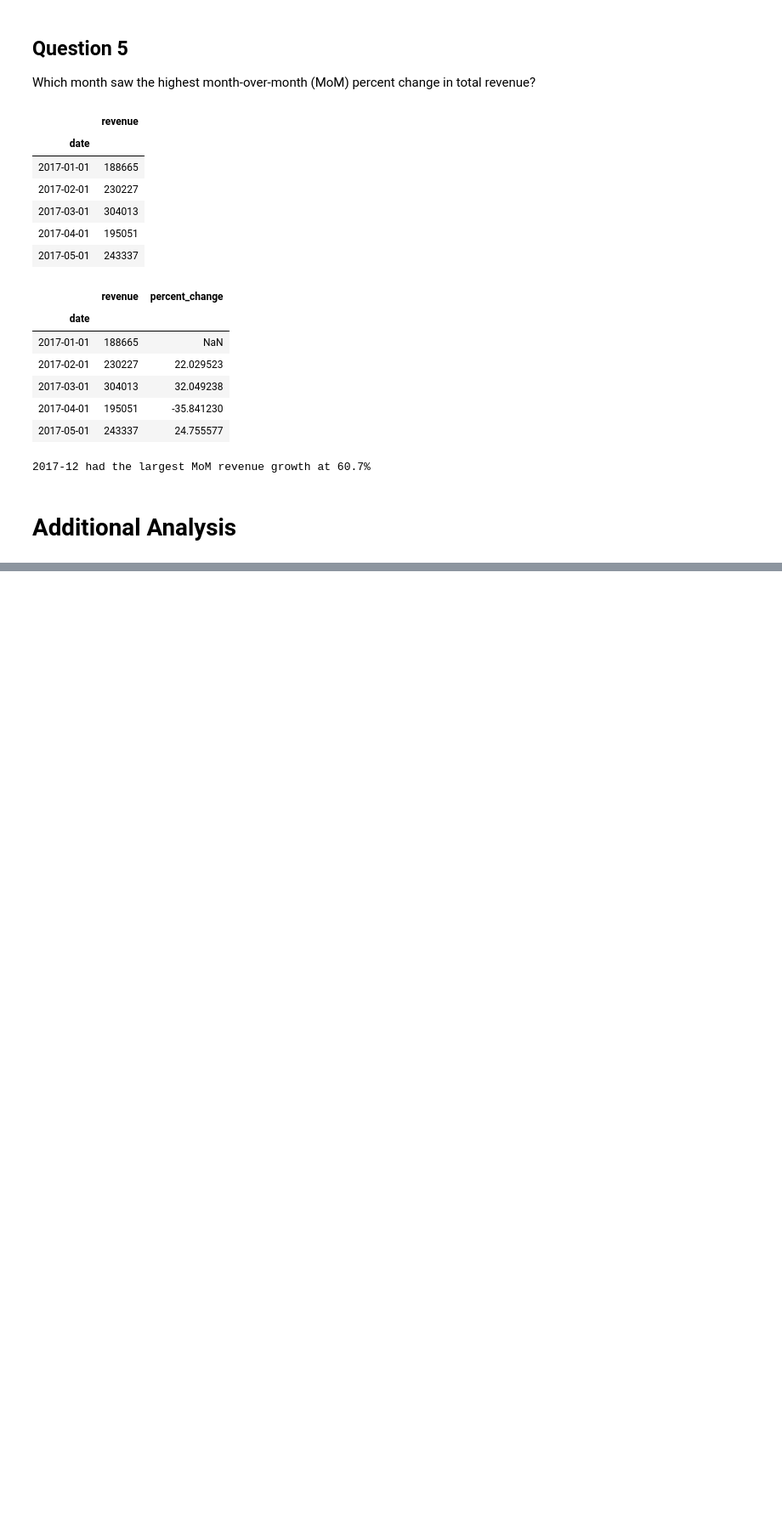
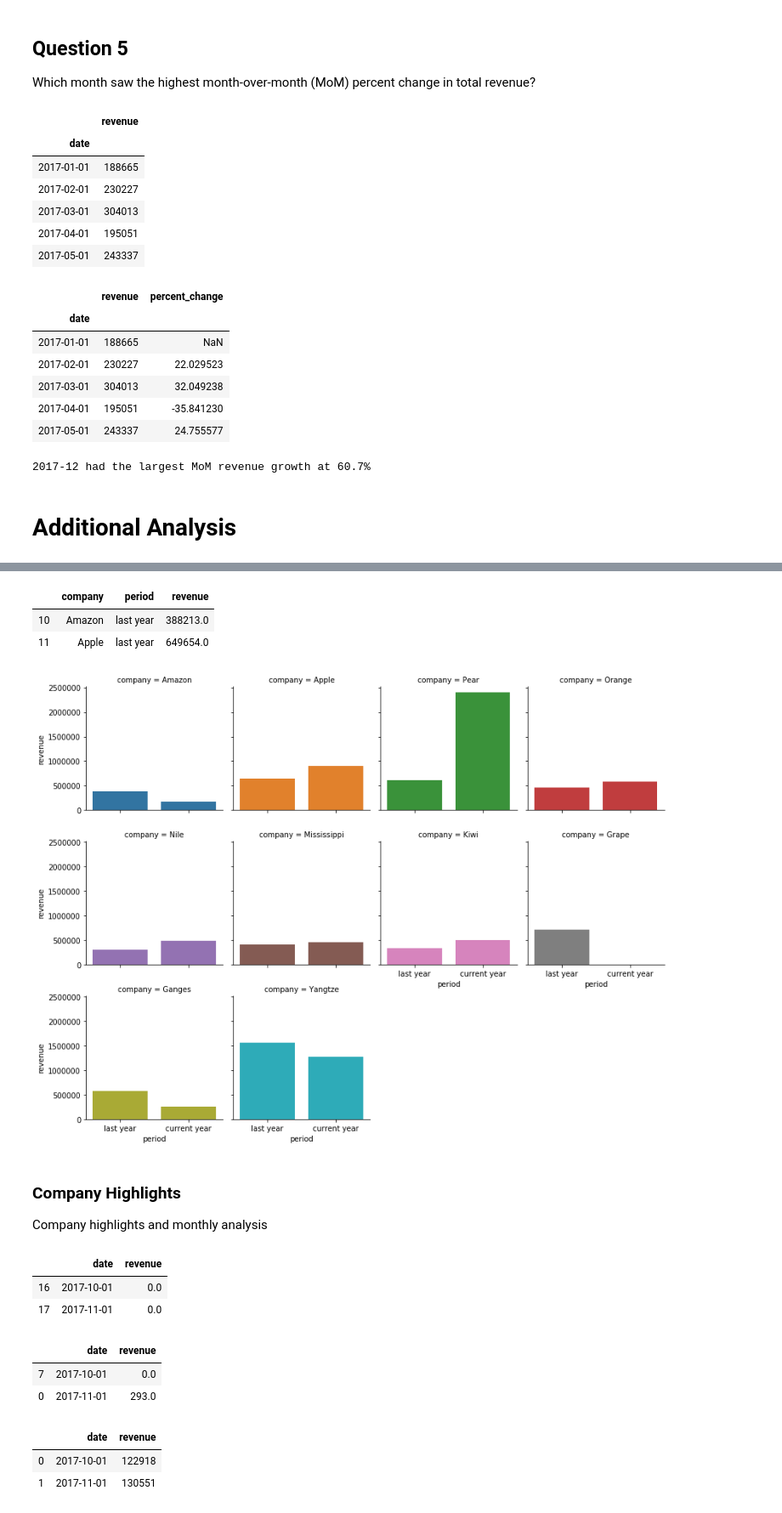
Before and after one commit to admiral810/data_sample_analysis, a Jupyter notebook: data_analysis_notebook.ipynb, the cells around one changed output, grey strips where cells are left out. Shown: that part at 85% size. Saved outputs shown, nothing was run; the diff lists cells and outputs as text; code cells hidden in the pictures; blank space fills up the shorter version.

```diff
--- a/data_analysis_notebook.ipynb
+++ b/data_analysis_notebook.ipynb
@@ -289,0 +509,20 @@ print(f"{highest_month_chg} had the largest MoM revenue growth at {round(max_rev
+# %%
+# unpivot for seaborn facet grid
+melted_cust_df = pd.melt(cust_df, id_vars=['company'], value_vars=['revenue_current year', 'revenue_last year'])
+melted_cust_df = melted_cust_df.sort_values('variable', ascending=False)
+melted_cust_df = melted_cust_df.rename(columns={'variable':'period', 'value':'revenue'})
+melted_cust_df['period'] = melted_cust_df['period'].str.replace('revenue_','')
+melted_cust_df.head(2)
+# %% [output]
+|  | company | period | revenue |
+| 10 | Amazon | last year | 388213.0 |
+| 11 | Apple | last year | 649654.0 |
+# %%
+# YOY revenue bar plot by company
+g = sns.FacetGrid(melted_cust_df, col='company', col_wrap=4, hue='company')
+g = g.map(sns.barplot, 'period', 'revenue')
+# %% [output]
+[figure, added]
+# %% [markdown]
+### Company Highlights
+Company highlights and monthly analysis
@@ -289,0 +550,21 @@ print(f"{highest_month_chg} had the largest MoM revenue growth at {round(max_rev
+# %%
+pear_mo_df = company_monthly_perf(last_24mos_df, 'Pear')
+pear_mo_df.head(2)
+# %% [output]
+|  | date | revenue |
+| 16 | 2017-10-01 | 0.0 |
+| 17 | 2017-11-01 | 0.0 |
+# %%
+grape_mo_df = company_monthly_perf(last_24mos_df, 'Grape')
+grape_mo_df.head(2)
+# %% [output]
+|  | date | revenue |
+| 7 | 2017-10-01 | 0.0 |
+| 0 | 2017-11-01 | 293.0 |
+# %%
+yangtze_mo_df = company_monthly_perf(last_24mos_df, 'Yangtze')
+yangtze_mo_df.head(2)
+# %% [output]
+|  | date | revenue |
+| 0 | 2017-10-01 | 122918 |
+| 1 | 2017-11-01 | 130551 |
```
Also changed, not shown: parts of 33 cells of this notebook, 2 other files.
